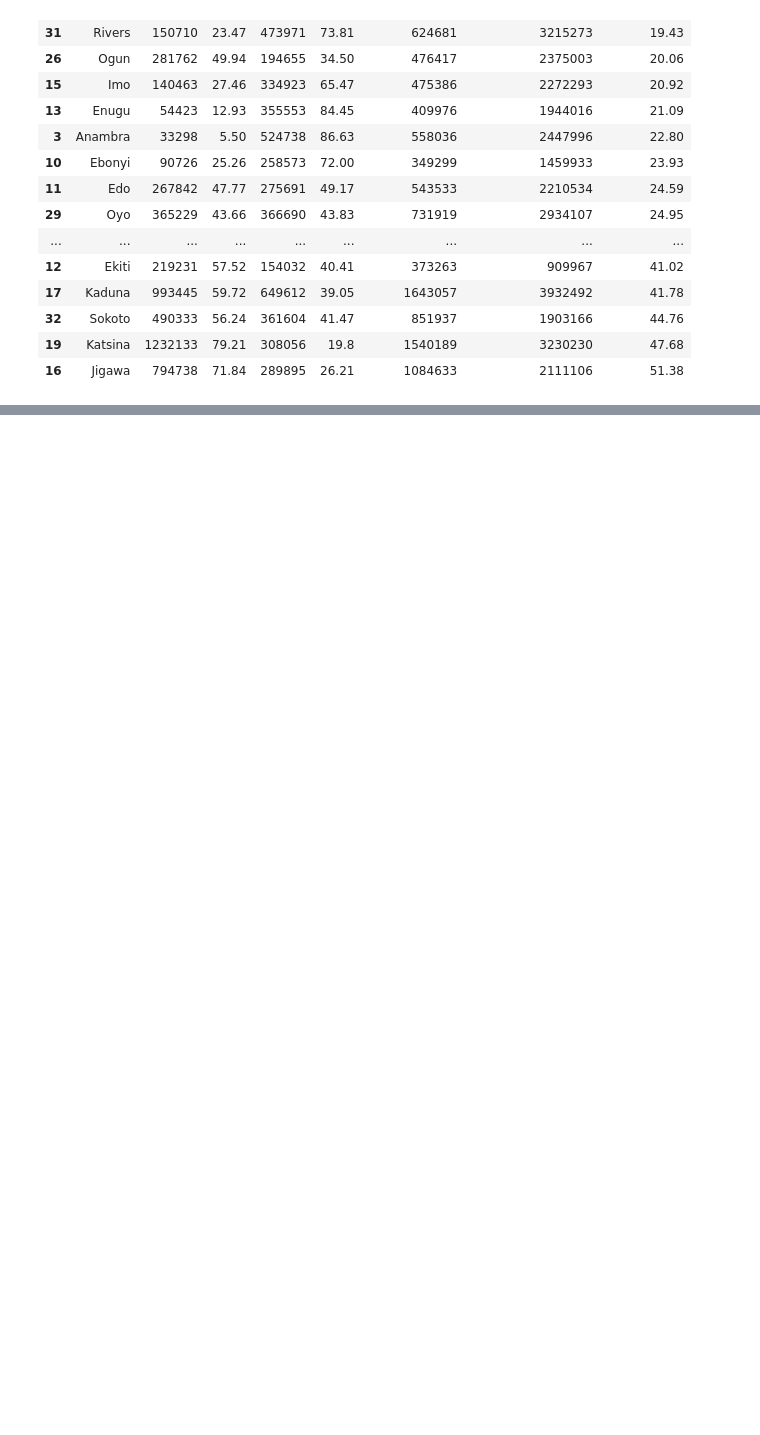
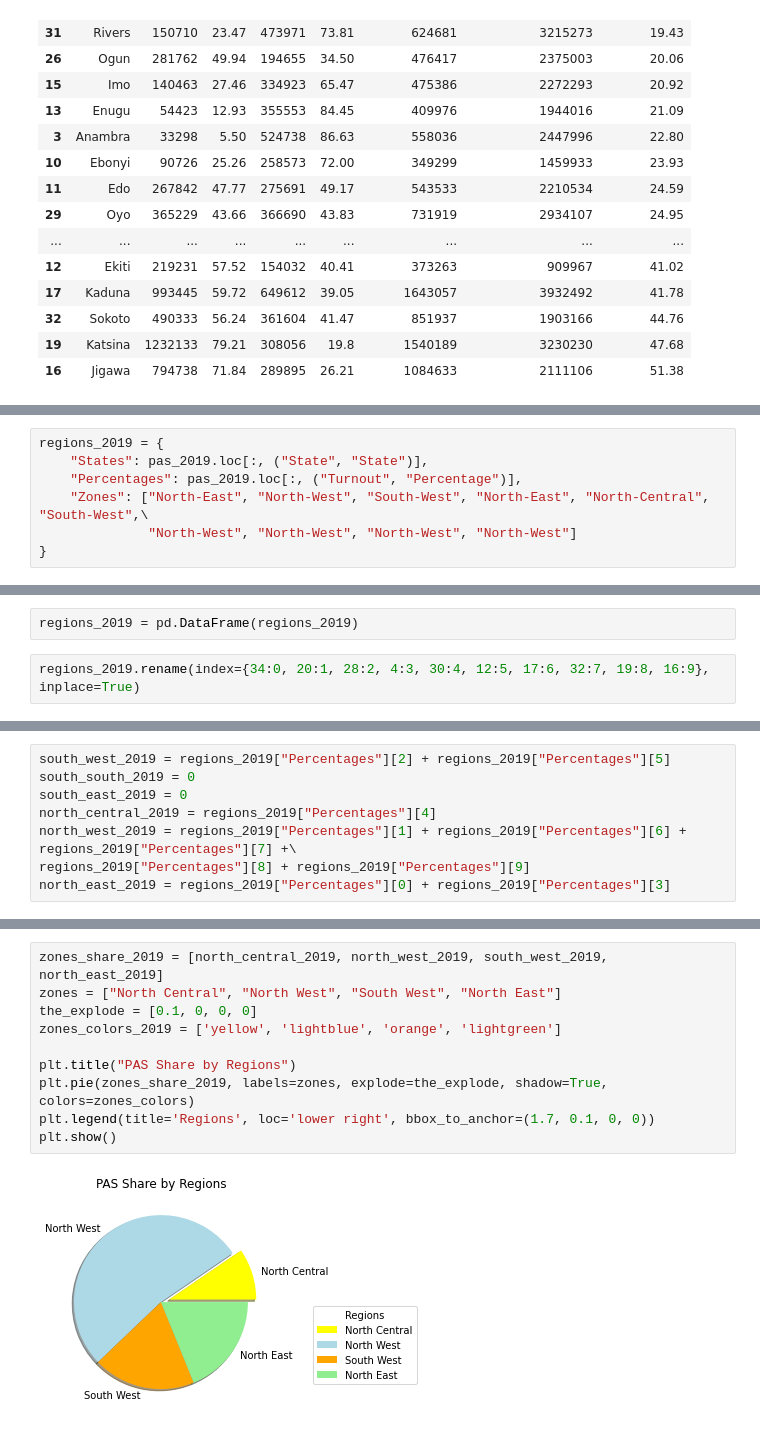
Before and after one commit to laresamdeola/Nigeria-2023-Presidential-Elections-Data-Analysis, a Jupyter notebook: Nigeria_2023_Presidential_Elections_Data_Analysis.ipynb, the cells around one changed output, grey strips where cells are left out. Saved outputs shown, nothing was run; the diff lists cells and outputs as text; blank space fills up the shorter version.

```diff
--- a/Nigeria_2023_Presidential_Elections_Data_Analysis.ipynb
+++ b/Nigeria_2023_Presidential_Elections_Data_Analysis.ipynb
@@ -1135,0 +1183,7 @@ plt.show()
+# %%
+regions_2019 = {
+    "States": pas_2019.loc[:, ("State", "State")],
+    "Percentages": pas_2019.loc[:, ("Turnout", "Percentage")],
+    "Zones": ["North-East", "North-West", "South-West", "North-East", "North-Central", "South-West",\
+              "North-West", "North-West", "North-West", "North-West"]
+}
@@ -1135,0 +1204,4 @@ plt.show()
+# %%
+regions_2019 = pd.DataFrame(regions_2019)
+# %%
+regions_2019.rename(index={34:0, 20:1, 28:2, 4:3, 30:4, 12:5, 17:6, 32:7, 19:8, 16:9}, inplace=True)
@@ -1135,0 +1222,8 @@ plt.show()
+# %%
+south_west_2019 = regions_2019["Percentages"][2] + regions_2019["Percentages"][5]
+south_south_2019 = 0
+south_east_2019 = 0
+north_central_2019 = regions_2019["Percentages"][4]
+north_west_2019 = regions_2019["Percentages"][1] + regions_2019["Percentages"][6] + regions_2019["Percentages"][7] +\
+regions_2019["Percentages"][8] + regions_2019["Percentages"][9]
+north_east_2019 = regions_2019["Percentages"][0] + regions_2019["Percentages"][3]
@@ -1135,0 +1244,12 @@ plt.show()
+# %%
+zones_share_2019 = [north_central_2019, north_west_2019, south_west_2019, north_east_2019]
+zones = ["North Central", "North West", "South West", "North East"]
+the_explode = [0.1, 0, 0, 0]
+zones_colors_2019 = ['yellow', 'lightblue', 'orange', 'lightgreen']
+
+plt.title("PAS Share by Regions")
+plt.pie(zones_share_2019, labels=zones, explode=the_explode, shadow=True, colors=zones_colors)
+plt.legend(title='Regions', loc='lower right', bbox_to_anchor=(1.7, 0.1, 0, 0))
+plt.show()
+# %% [output]
+[figure, added]
```
Also changed, not shown: parts of 22 cells of this notebook.
